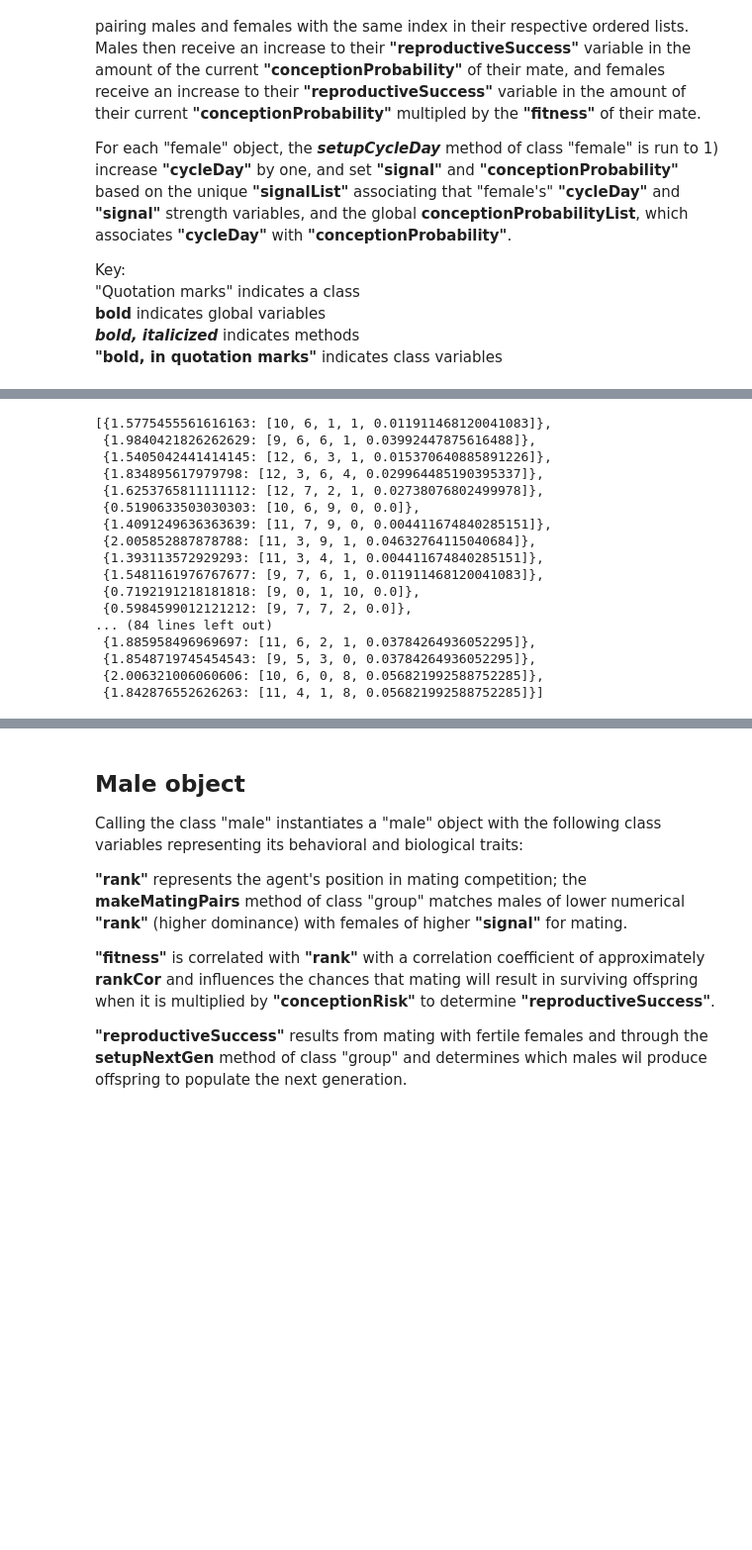
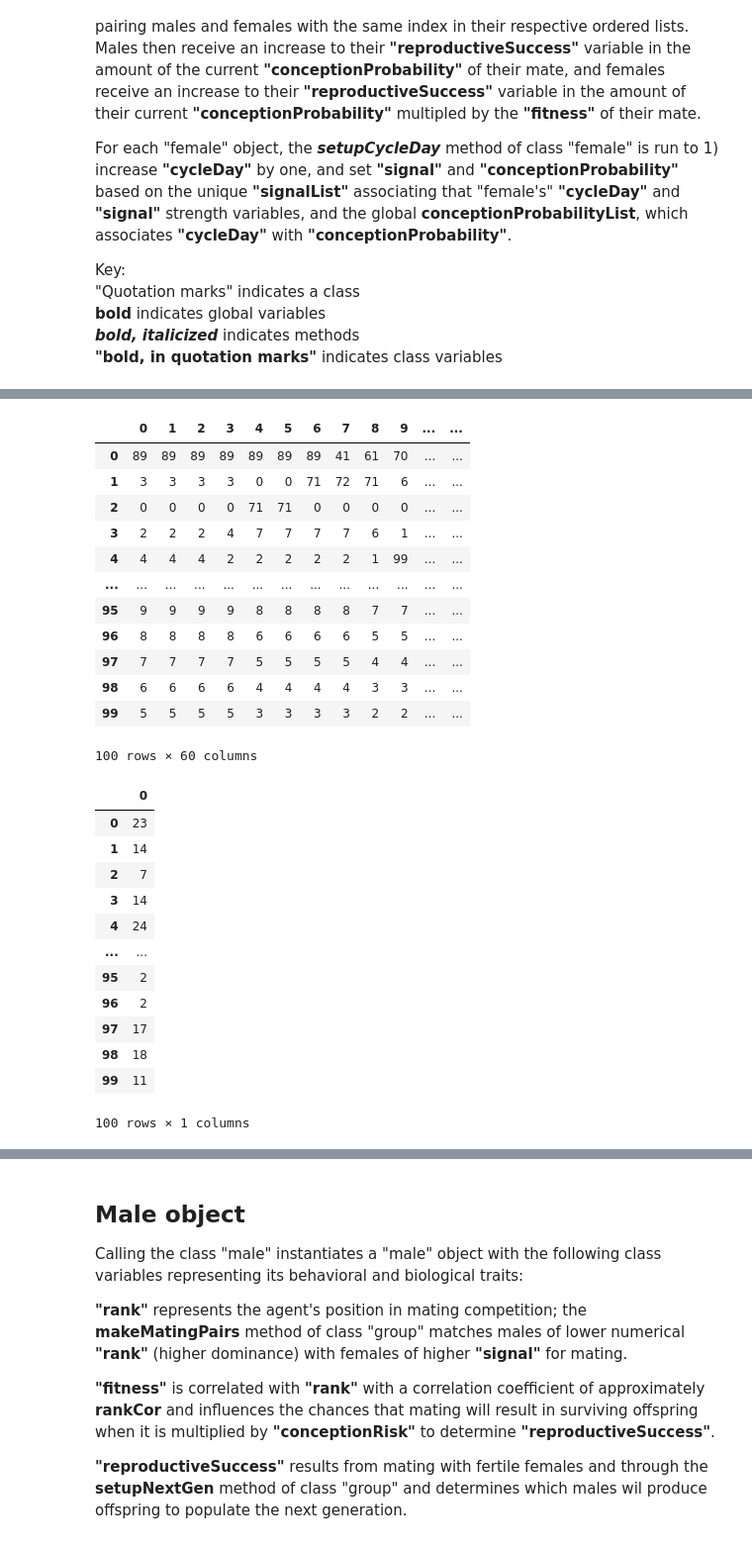
Before and after one commit to kevinrosenfield/FertilitySignalsABM, a Jupyter notebook: fertSignals_0d_GA_v2.ipynb, the cells around one changed output, grey strips where cells are left out. Shown at 99% size. Cells and saved outputs as stored; diff of their text form; code cells hidden in the pictures; blank space fills up the shorter version.

```diff
--- a/fertSignals_0d_GA_v2.ipynb
+++ b/fertSignals_0d_GA_v2.ipynb
@@ -257,20 +451,40 @@ KeyboardInterrupt:
+# %%
+for i in range(60):
+    IDs2 = IDs
+    conceptionRisks2 = conceptionRisks
+    IDs2[i] = [x for _, x in sorted(zip(signals[i],IDs[i]),reverse=True)]
+    conceptionRisks2[i] = [x for _, x in sorted(zip(IDs[i],conceptionRisks[i]),reverse=True)]
+
+IDs2
+#conceptionRisks2
+# %% [output]
+|  | 0 | 1 | 2 | 3 | 4 | 5 | 6 | 7 | 8 | 9 | ... | ... |
+| 0 | 89 | 89 | 89 | 89 | 89 | 89 | 89 | 41 | 61 | 70 | ... | ... |
+| 1 | 3 | 3 | 3 | 3 | 0 | 0 | 71 | 72 | 71 | 6 | ... | ... |
+| 2 | 0 | 0 | 0 | 0 | 71 | 71 | 0 | 0 | 0 | 0 | ... | ... |
+| 3 | 2 | 2 | 2 | 4 | 7 | 7 | 7 | 7 | 6 | 1 | ... | ... |
+| 4 | 4 | 4 | 4 | 2 | 2 | 2 | 2 | 2 | 1 | 99 | ... | ... |
+| ... | ... | ... | ... | ... | ... | ... | ... | ... | ... | ... | ... | ... |
+| 95 | 9 | 9 | 9 | 9 | 8 | 8 | 8 | 8 | 7 | 7 | ... | ... |
+| 96 | 8 | 8 | 8 | 8 | 6 | 6 | 6 | 6 | 5 | 5 | ... | ... |
+| 97 | 7 | 7 | 7 | 7 | 5 | 5 | 5 | 5 | 4 | 4 | ... | ... |
+| 98 | 6 | 6 | 6 | 6 | 4 | 4 | 4 | 4 | 3 | 3 | ... | ... |
+| 99 | 5 | 5 | 5 | 5 | 3 | 3 | 3 | 3 | 2 | 2 | ... | ... |
+100 rows × 60 columns
 # %%
-[{i.reproductiveSuccess:i.genes} for i in model.groups[0].females]
+cycleDays = pd.DataFrame([f.cycleDay for f in model.groups[0].females])
+cycleDays
 # %% [output]
+|  | 0 |
+| 0 | 23 |
+| 1 | 14 |
+| 2 | 7 |
+| 3 | 14 |
+| 4 | 24 |
+| ... | ... |
+| 95 | 2 |
+| 96 | 2 |
+| 97 | 17 |
+| 98 | 18 |
+| 99 | 11 |
-[{1.5775455561616163: [10, 6, 1, 1, 0.011911468120041083]},
- {1.9840421826262629: [9, 6, 6, 1, 0.03992447875616488]},
- {1.5405042441414145: [12, 6, 3, 1, 0.015370640885891226]},
- {1.834895617979798: [12, 3, 6, 4, 0.029964485190395337]},
- {1.6253765811111112: [12, 7, 2, 1, 0.02738076802499978]},
- {0.5190633503030303: [10, 6, 9, 0, 0.0]},
- {1.4091249636363639: [11, 7, 9, 0, 0.004411674840285151]},
- {2.005852887878788: [11, 3, 9, 1, 0.04632764115040684]},
- {1.393113572929293: [11, 3, 4, 1, 0.004411674840285151]},
- {1.5481161976767677: [9, 7, 6, 1, 0.011911468120041083]},
- {0.7192191218181818: [9, 0, 1, 10, 0.0]},
- {0.5984599012121212: [9, 7, 7, 2, 0.0]},
-... (84 lines left out)
- {1.885958496969697: [11, 6, 2, 1, 0.03784264936052295]},
- {1.8548719745454543: [9, 5, 3, 0, 0.03784264936052295]},
- {2.006321006060606: [10, 6, 0, 8, 0.056821992588752285]},
- {1.842876552626263: [11, 4, 1, 8, 0.056821992588752285]}]
+100 rows × 1 columns
```
Also changed, not shown: parts of 11 cells of this notebook.
